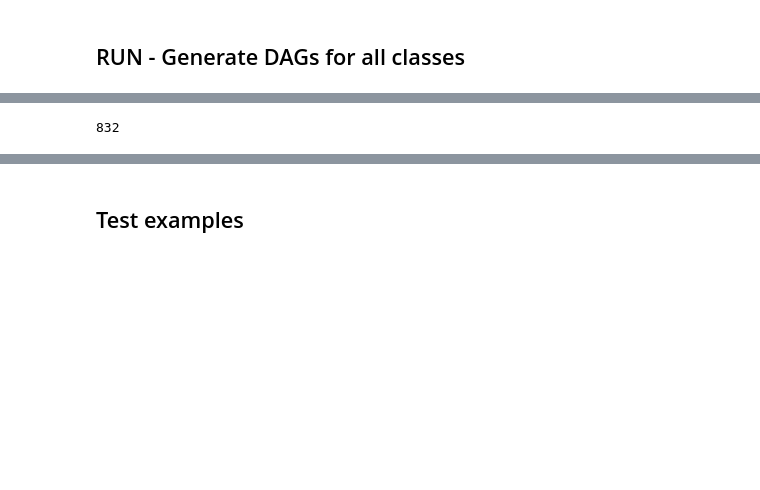
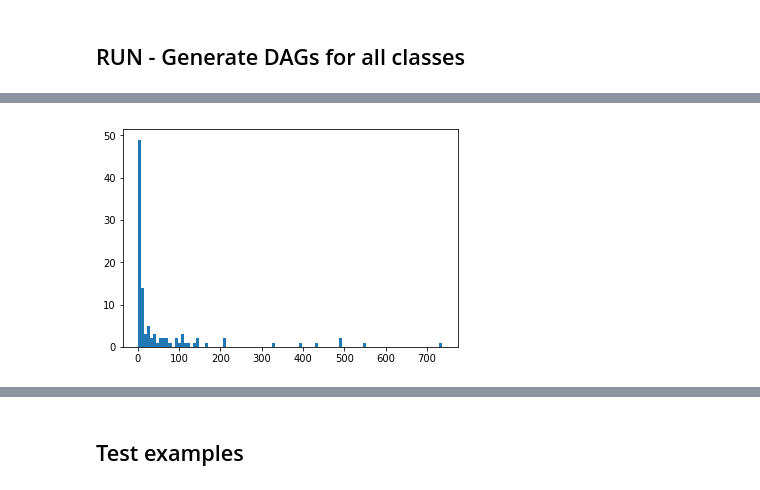
Before and after one commit to fredhohman/summit-notebooks, a Jupyter notebook: dag-pagerank.ipynb, the cells around one changed output, grey strips where cells are left out. Drawn from its saved outputs; the diff is of its cells as text; code cells hidden in the pictures; blank space fills up the shorter version.

```diff
--- a/dag-pagerank.ipynb
+++ b/dag-pagerank.ipynb
@@ -295,4 +326,0 @@ Is_class = extract_class_I_matrices(Is, all_layers, start_layer, end_layer, pred
-# %%
-len(Is_class['mixed5a'])
-# %% [output]
-832
@@ -311,0 +327,5 @@ for layer_idx, layer in enumerate(mixed_layers[::-1]):
+# %%
+plt.hist(Is_class['mixed5b'][3].values(), bins=100)
+plt.show()
+# %% [output]
+[figure, added]
```
Also changed, not shown: parts of 12 cells of this notebook.
